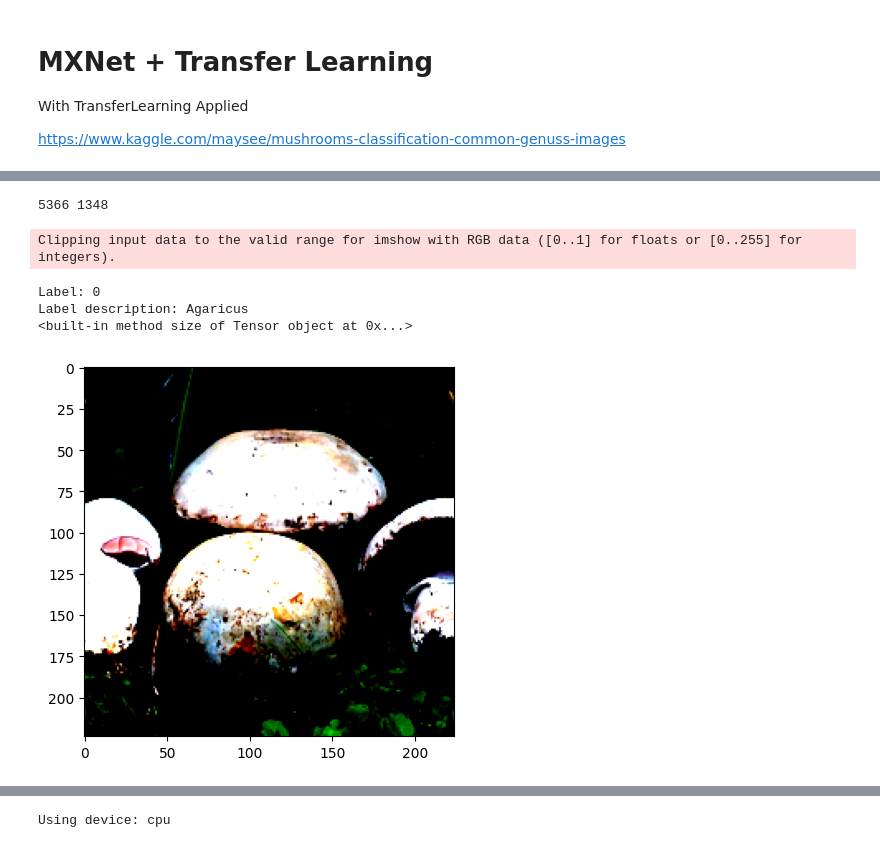
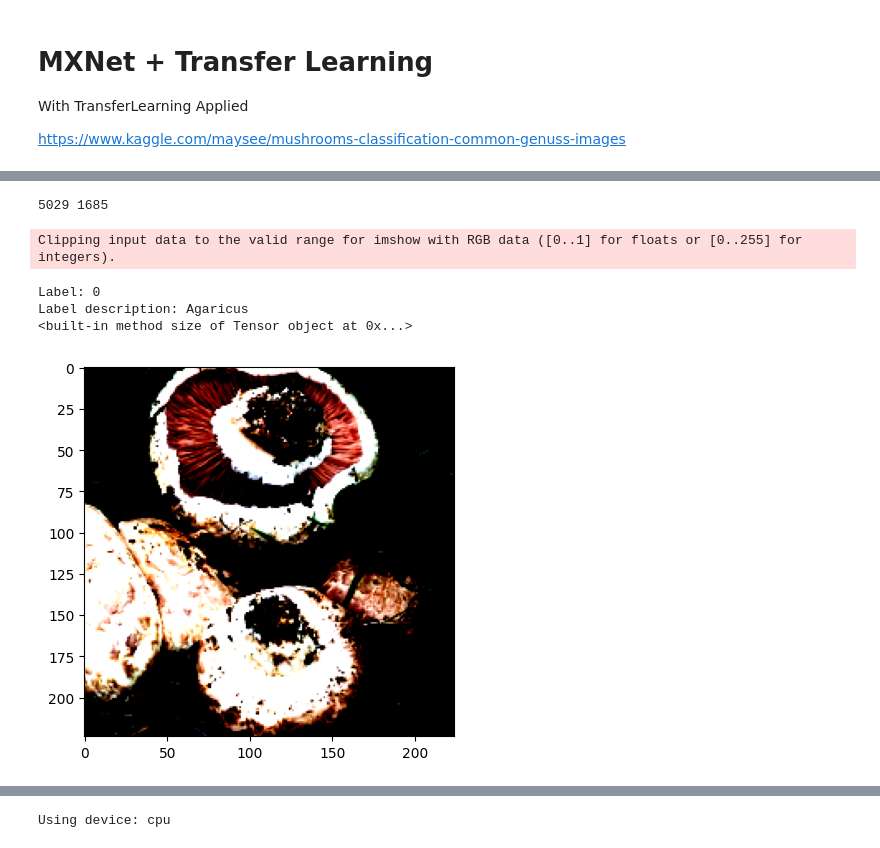
Before and after one commit to spbcoding/ml-aws-course, a Jupyter notebook: lab07-cnn-2-transfer (pytorch).ipynb, the cells around one changed output, grey strips where cells are left out. Cells and saved outputs as stored; diff of their text form; code cells hidden in the pictures.

```diff
--- a/lab07-cnn-2-transfer (pytorch).ipynb
+++ b/lab07-cnn-2-transfer (pytorch).ipynb
@@ -110,7 +79,7 @@ TEST_FOLDER = './data/lab07-mushrooms-dataset/test/'
 
 # see https://pytorch.org/vision/main/models/generated/torchvision.models.resnet18.html for details
 transforms = v2.Compose([
-        v2.Resize(256, interpolation=v2.InterpolationMode.BILINEAR),
+        v2.Resize(256),
         v2.CenterCrop(224),
         v2.ToTensor(),
         v2.Normalize([0.485, 0.456, 0.406], [0.229, 0.224, 0.225])
@@ -121,22 +90,22 @@ test_dataset = torchvision.datasets.ImageFolder(root = TEST_FOLDER, transform =
 # %%
 print(len(train_dataset), len(test_dataset))
 # %% [output]
-5366 1348
+5029 1685
 # %%
 # show sample image, jusst to be sure, the dataset is working...
 
-sample_idx = 123
+sample_idx = 32
 sample = train_dataset[sample_idx]
 data = sample[0]
 label = sample[1]
 
 plt.imshow(np.array(data.permute(1, 2, 0)), cmap='gray')
 print("Label: {}".format(label))
 print("Label description: {}".format(train_dataset.classes[label]))
 print(data.size)
 # %% [output]
 Clipping input data to the valid range for imshow with RGB data ([0..1] for floats or [0..255] for integers).
 Label: 0
 Label description: Agaricus
 <built-in method size of Tensor object at 0x...>
-[figure, old version]
+[figure, new version]
```
Also changed, not shown: parts of 15 cells of this notebook.
